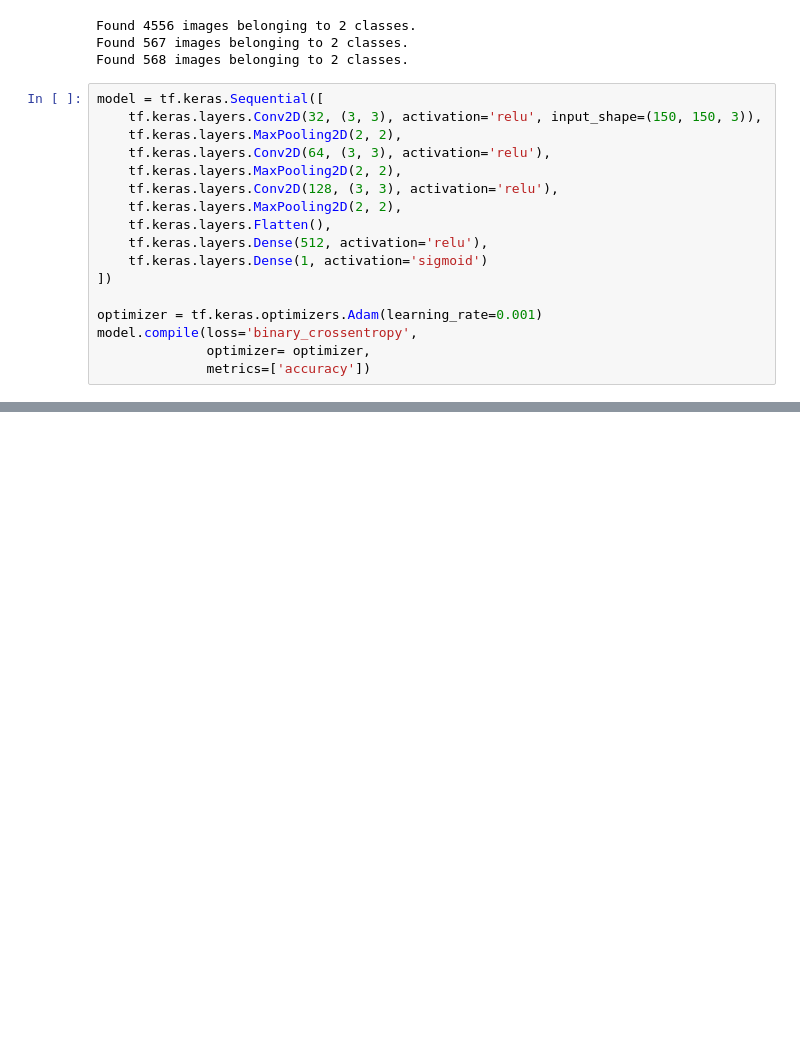
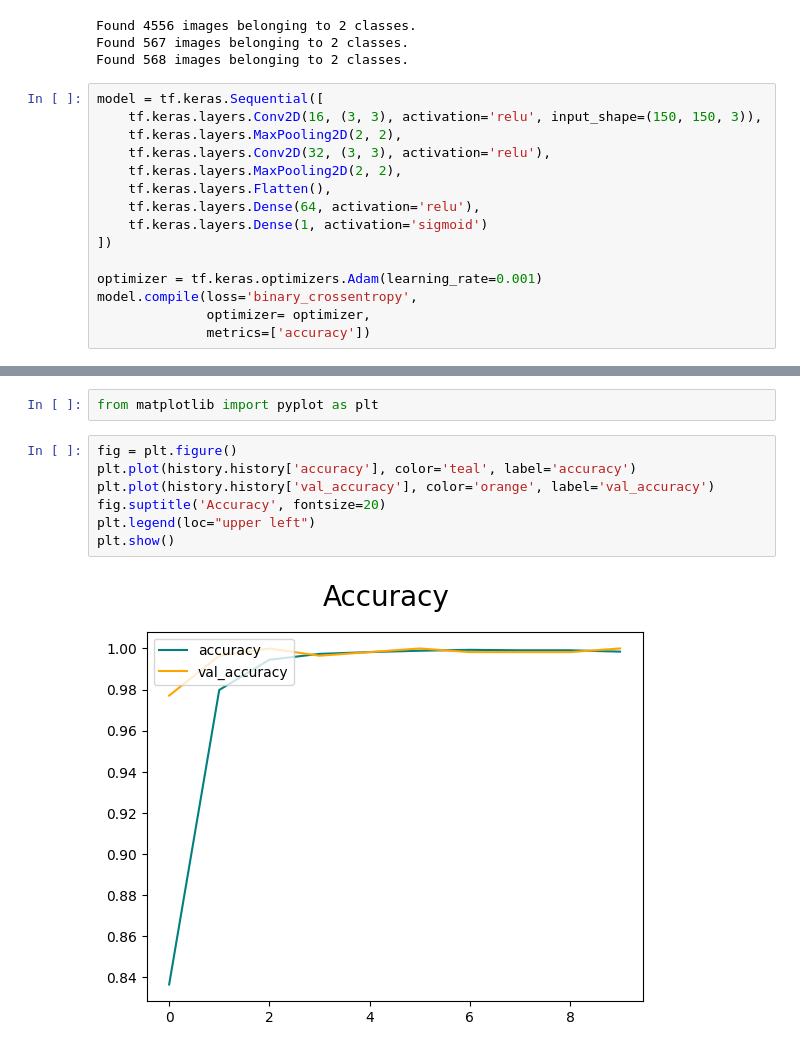
Before and after one commit to Renatic-C23-PR504/machine-learning, a Jupyter notebook: Eyes_classification/Eye_Classification.ipynb, the cells around one changed output, grey strips where cells are left out. Saved outputs shown, nothing was run; the diff lists cells and outputs as text; blank space fills up the shorter version.

```diff
--- a/Eyes_classification/Eye_Classification.ipynb
+++ b/Eyes_classification/Eye_Classification.ipynb
@@ -70,14 +70,12 @@ Found 567 images belonging to 2 classes.
 Found 568 images belonging to 2 classes.
 # %%
 model = tf.keras.Sequential([
-    tf.keras.layers.Conv2D(32, (3, 3), activation='relu', input_shape=(150, 150, 3)),
+    tf.keras.layers.Conv2D(16, (3, 3), activation='relu', input_shape=(150, 150, 3)),
     tf.keras.layers.MaxPooling2D(2, 2),
-    tf.keras.layers.Conv2D(64, (3, 3), activation='relu'),
-    tf.keras.layers.MaxPooling2D(2, 2),
-    tf.keras.layers.Conv2D(128, (3, 3), activation='relu'),
+    tf.keras.layers.Conv2D(32, (3, 3), activation='relu'),
     tf.keras.layers.MaxPooling2D(2, 2),
     tf.keras.layers.Flatten(),
-    tf.keras.layers.Dense(512, activation='relu'),
+    tf.keras.layers.Dense(64, activation='relu'),
     tf.keras.layers.Dense(1, activation='sigmoid')
 ])
 
@@ -118,0 +117,11 @@ Epoch 10/10
+# %%
+from matplotlib import pyplot as plt
+# %%
+fig = plt.figure()
+plt.plot(history.history['accuracy'], color='teal', label='accuracy')
+plt.plot(history.history['val_accuracy'], color='orange', label='val_accuracy')
+fig.suptitle('Accuracy', fontsize=20)
+plt.legend(loc="upper left")
+plt.show()
+# %% [output]
+[figure, added]
```
Also changed, not shown: parts of 7 cells of this notebook.
